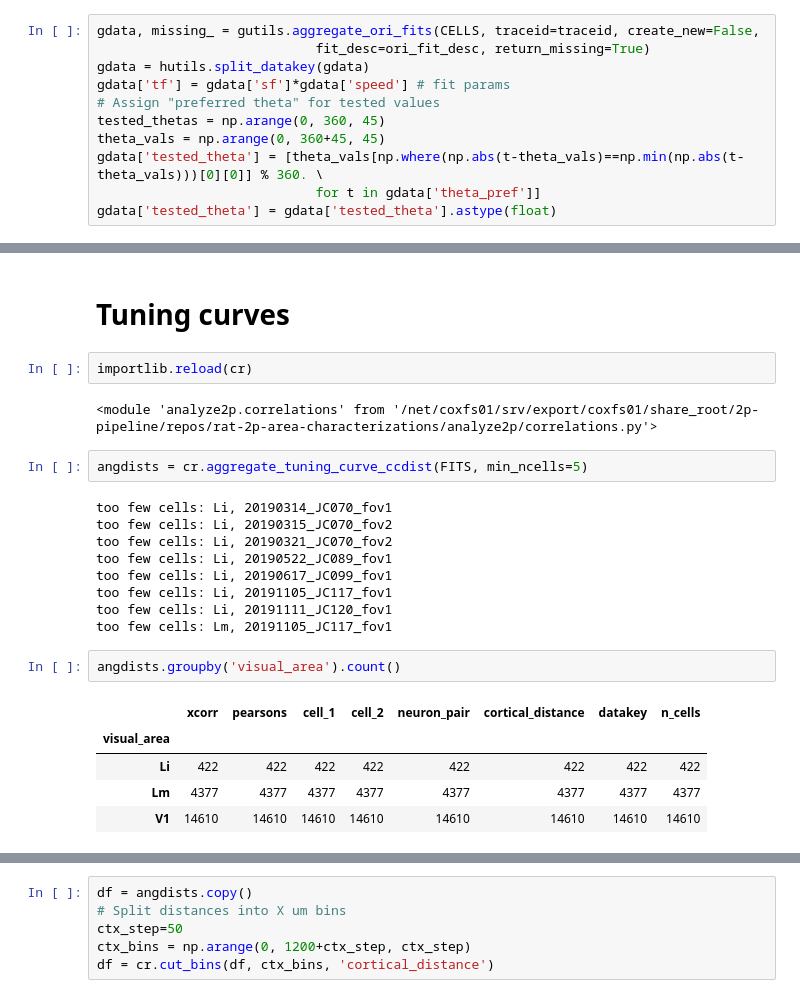
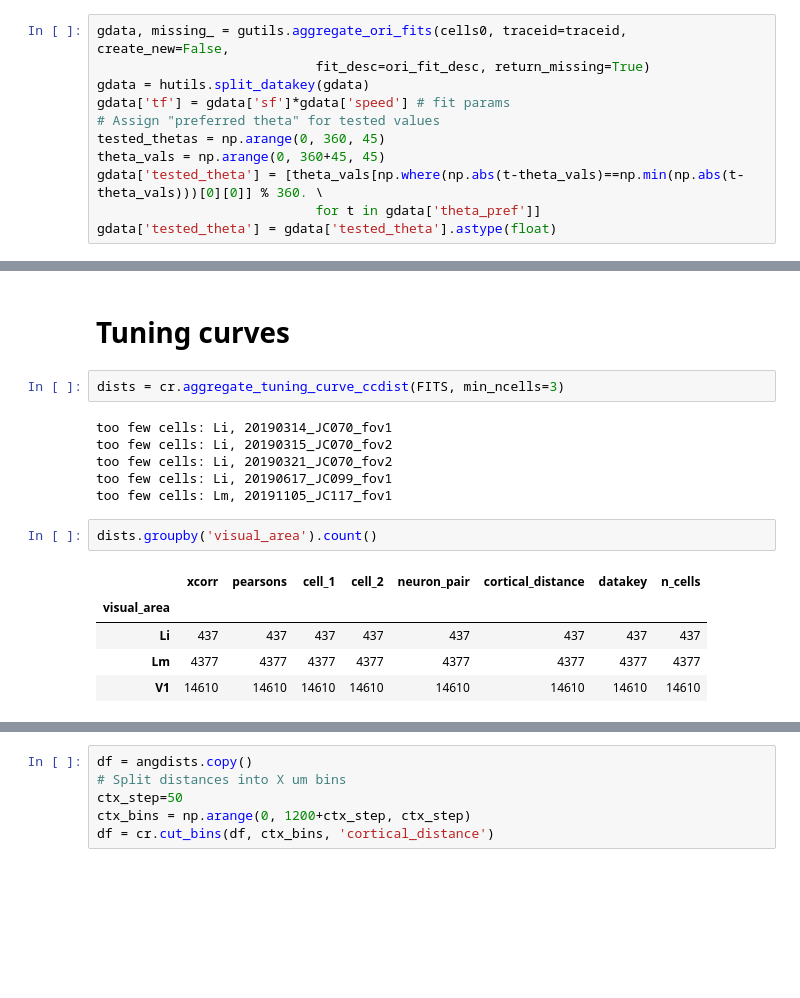
Before and after one commit to julianarhee/rat-2p-area-characterizations, a Jupyter notebook: analyze2p/gratings/correlate_tuning_curves.ipynb, the cells around one changed output, grey strips where cells are left out. Saved outputs shown, nothing was run; the diff lists cells and outputs as text; blank space fills up the shorter version.

```diff
--- a/analyze2p/gratings/correlate_tuning_curves.ipynb
+++ b/analyze2p/gratings/correlate_tuning_curves.ipynb
@@ -75,7 +79,7 @@ Segmentation: missing 13 dsets
 # %% [markdown]
 #### Tuning curve fits
 # %%
-gdata, missing_ = gutils.aggregate_ori_fits(CELLS, traceid=traceid, create_new=False,
+gdata, missing_ = gutils.aggregate_ori_fits(cells0, traceid=traceid, create_new=False,
                             fit_desc=ori_fit_desc, return_missing=True)
 gdata = hutils.split_datakey(gdata)
 gdata['tf'] = gdata['sf']*gdata['speed'] # fit params
@@ -223,26 +230,19 @@ FITS['experiment'] = 'gratings'
 FITS = aggr.add_roi_positions(FITS.copy())
 # %% [markdown]
 # Tuning curves
-# %%
-importlib.reload(cr)
-# %% [output]
-<module 'analyze2p.correlations' from '/net/coxfs01/srv/export/coxfs01/share_root/2p-pipeline/repos/rat-2p-area-characterizations/analyze2p/correlations.py'>
 # %%
-angdists = cr.aggregate_tuning_curve_ccdist(FITS, min_ncells=5)
+dists = cr.aggregate_tuning_curve_ccdist(FITS, min_ncells=3)
 # %% [output]
 too few cells: Li, 20190314_JC070_fov1
 too few cells: Li, 20190315_JC070_fov2
 too few cells: Li, 20190321_JC070_fov2
-too few cells: Li, 20190522_JC089_fov1
 too few cells: Li, 20190617_JC099_fov1
-too few cells: Li, 20191105_JC117_fov1
-too few cells: Li, 20191111_JC120_fov1
 too few cells: Lm, 20191105_JC117_fov1
 # %%
-angdists.groupby('visual_area').count()
+dists.groupby('visual_area').count()
 # %% [output]
 |  | xcorr | pearsons | cell_1 | cell_2 | neuron_pair | cortical_distance | datakey | n_cells |
 | visual_area |  |  |  |  |  |  |  |  |
-| Li | 422 | 422 | 422 | 422 | 422 | 422 | 422 | 422 |
+| Li | 437 | 437 | 437 | 437 | 437 | 437 | 437 | 437 |
 | Lm | 4377 | 4377 | 4377 | 4377 | 4377 | 4377 | 4377 | 4377 |
 | V1 | 14610 | 14610 | 14610 | 14610 | 14610 | 14610 | 14610 | 14610 |
```
Also changed, not shown: parts of 37 cells of this notebook, 4 other files.
